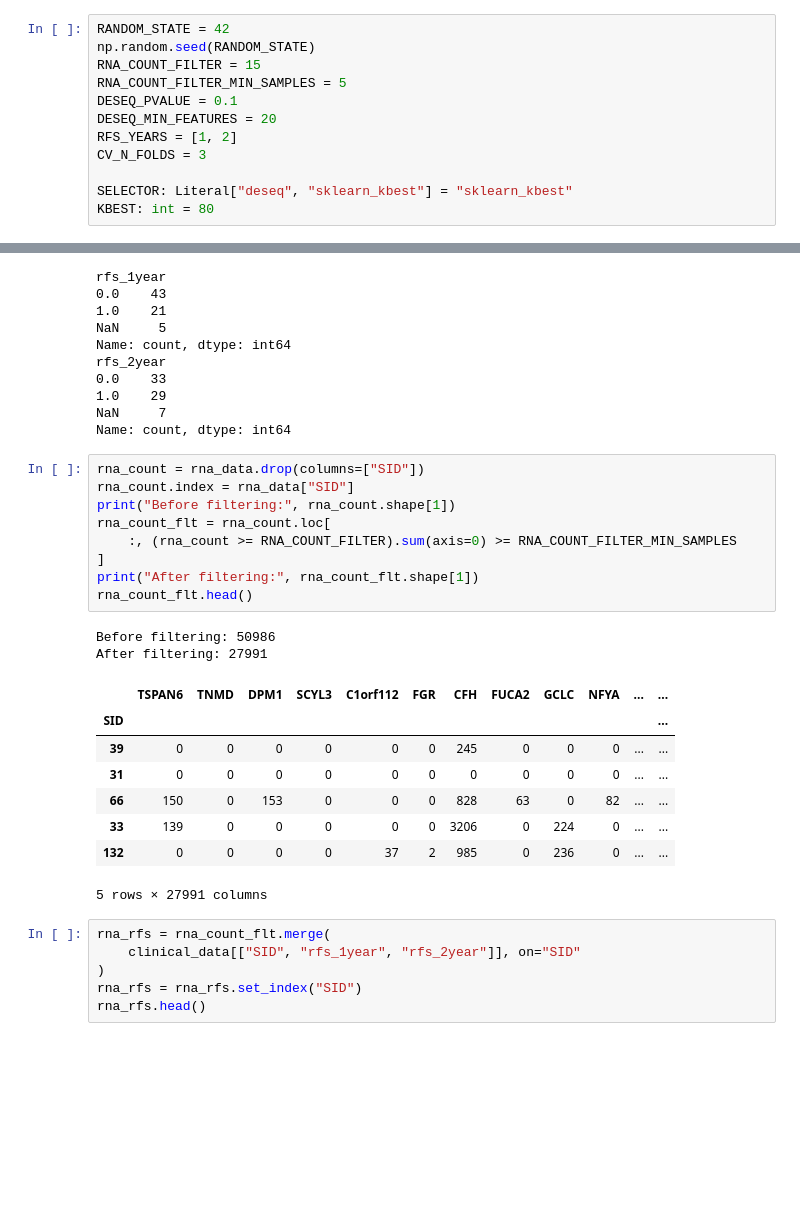
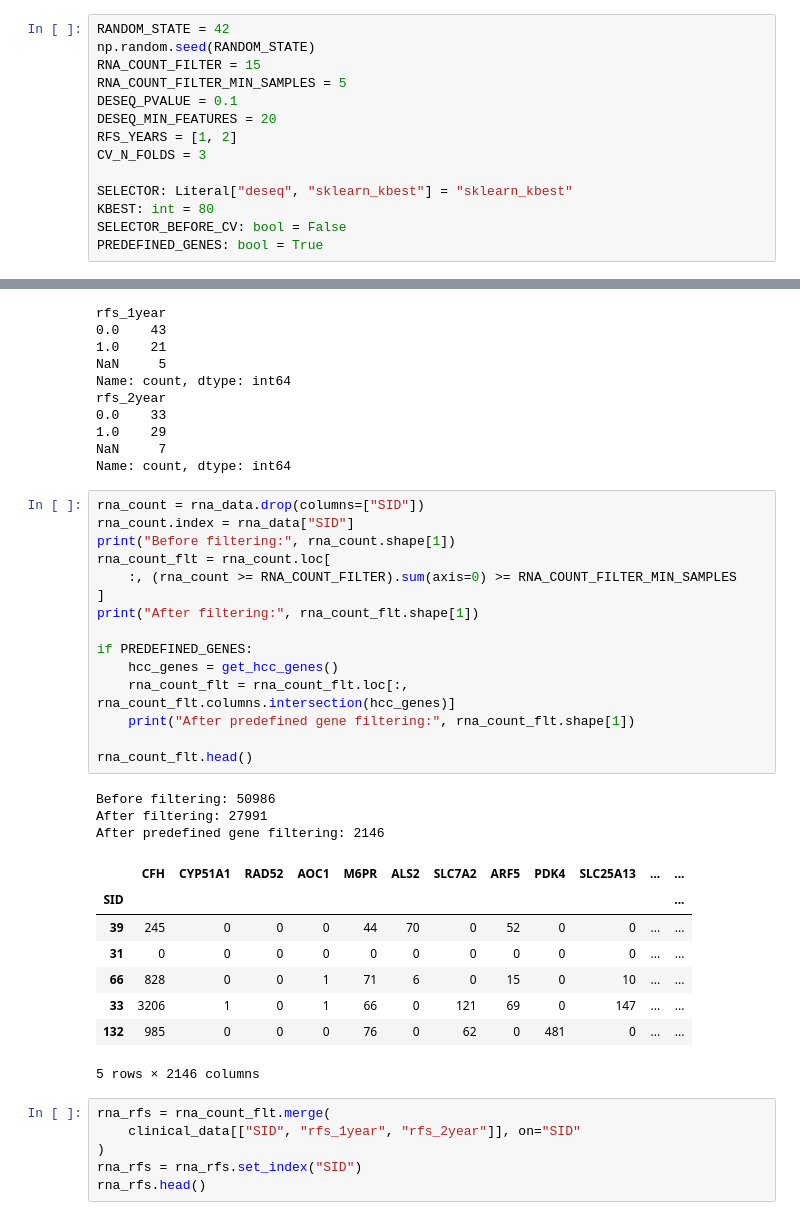
Before and after one commit to chihuangliu/hcc-multimodal, a Jupyter notebook: notebooks/baselines/rna_baseline_rfs.ipynb, the cells around one changed output, grey strips where cells are left out. Saved outputs shown, nothing was run; the diff lists cells and outputs as text; blank space fills up the shorter version.

Commit message:
read genes and add configs

```diff
--- a/notebooks/baselines/rna_baseline_rfs.ipynb
+++ b/notebooks/baselines/rna_baseline_rfs.ipynb
@@ -30,6 +34,8 @@ CV_N_FOLDS = 3
 
 SELECTOR: Literal["deseq", "sklearn_kbest"] = "sklearn_kbest"
 KBEST: int = 80
+SELECTOR_BEFORE_CV: bool = False
+PREDEFINED_GENES: bool = True
 # %% [markdown]
 # Read data
 # %%
@@ -119,23 +125,30 @@ Name: count, dtype: int64
 # %%
 rna_count = rna_data.drop(columns=["SID"])
 rna_count.index = rna_data["SID"]
 print("Before filtering:", rna_count.shape[1])
 rna_count_flt = rna_count.loc[
     :, (rna_count >= RNA_COUNT_FILTER).sum(axis=0) >= RNA_COUNT_FILTER_MIN_SAMPLES
 ]
 print("After filtering:", rna_count_flt.shape[1])
+
+if PREDEFINED_GENES:
+    hcc_genes = get_hcc_genes()
+    rna_count_flt = rna_count_flt.loc[:, rna_count_flt.columns.intersection(hcc_genes)]
+    print("After predefined gene filtering:", rna_count_flt.shape[1])
+
 rna_count_flt.head()
 # %% [output]
 Before filtering: 50986
 After filtering: 27991
+After predefined gene filtering: 2146
-|  | TSPAN6 | TNMD | DPM1 | SCYL3 | C1orf112 | FGR | CFH | FUCA2 | GCLC | NFYA | ... | ... |
+|  | CFH | CYP51A1 | RAD52 | AOC1 | M6PR | ALS2 | SLC7A2 | ARF5 | PDK4 | SLC25A13 | ... | ... |
 | SID |  |  |  |  |  |  |  |  |  |  |  | ... |
-| 39 | 0 | 0 | 0 | 0 | 0 | 0 | 245 | 0 | 0 | 0 | ... | ... |
+| 39 | 245 | 0 | 0 | 0 | 44 | 70 | 0 | 52 | 0 | 0 | ... | ... |
 | 31 | 0 | 0 | 0 | 0 | 0 | 0 | 0 | 0 | 0 | 0 | ... | ... |
-| 66 | 150 | 0 | 153 | 0 | 0 | 0 | 828 | 63 | 0 | 82 | ... | ... |
-| 33 | 139 | 0 | 0 | 0 | 0 | 0 | 3206 | 0 | 224 | 0 | ... | ... |
-| 132 | 0 | 0 | 0 | 0 | 37 | 2 | 985 | 0 | 236 | 0 | ... | ... |
+| 66 | 828 | 0 | 0 | 1 | 71 | 6 | 0 | 15 | 0 | 10 | ... | ... |
+| 33 | 3206 | 1 | 0 | 1 | 66 | 0 | 121 | 69 | 0 | 147 | ... | ... |
+| 132 | 985 | 0 | 0 | 0 | 76 | 0 | 62 | 0 | 481 | 0 | ... | ... |
-5 rows × 27991 columns
+5 rows × 2146 columns
 # %%
 rna_rfs = rna_count_flt.merge(
     clinical_data[["SID", "rfs_1year", "rfs_2year"]], on="SID"
```
Also changed, not shown: parts of 3 cells of this notebook, 2 other files.
